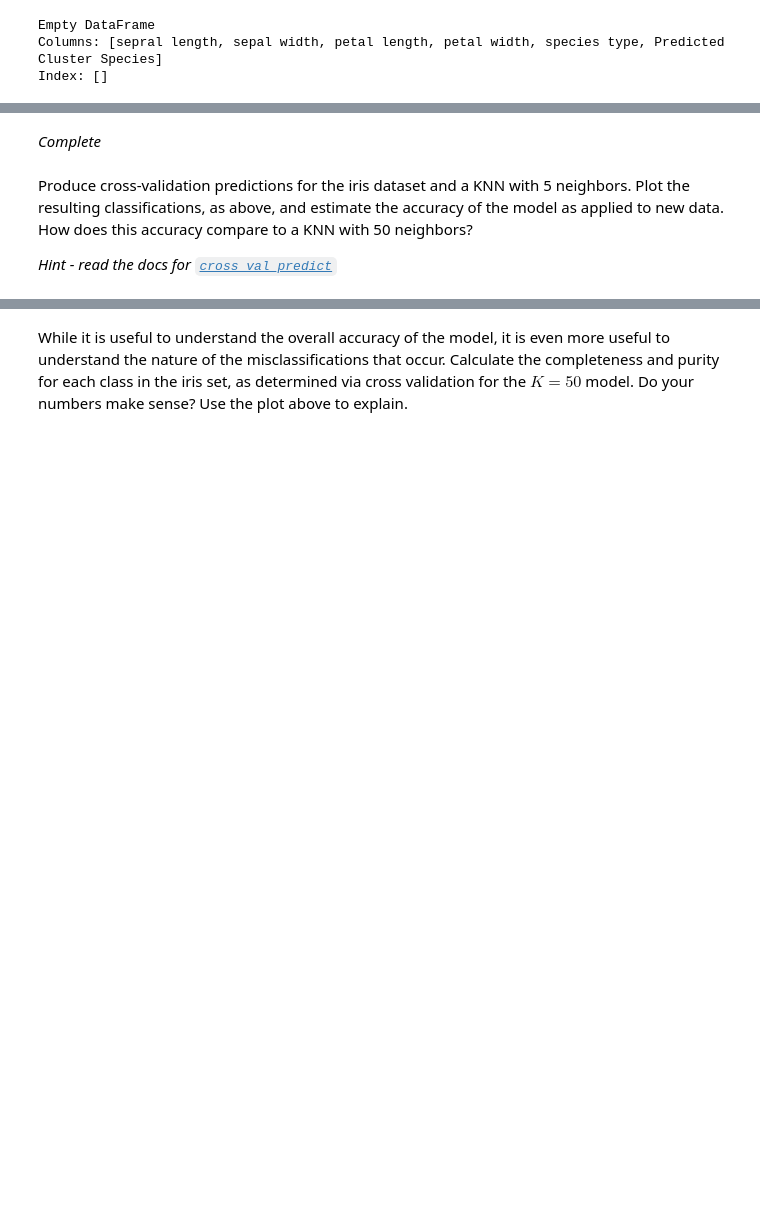
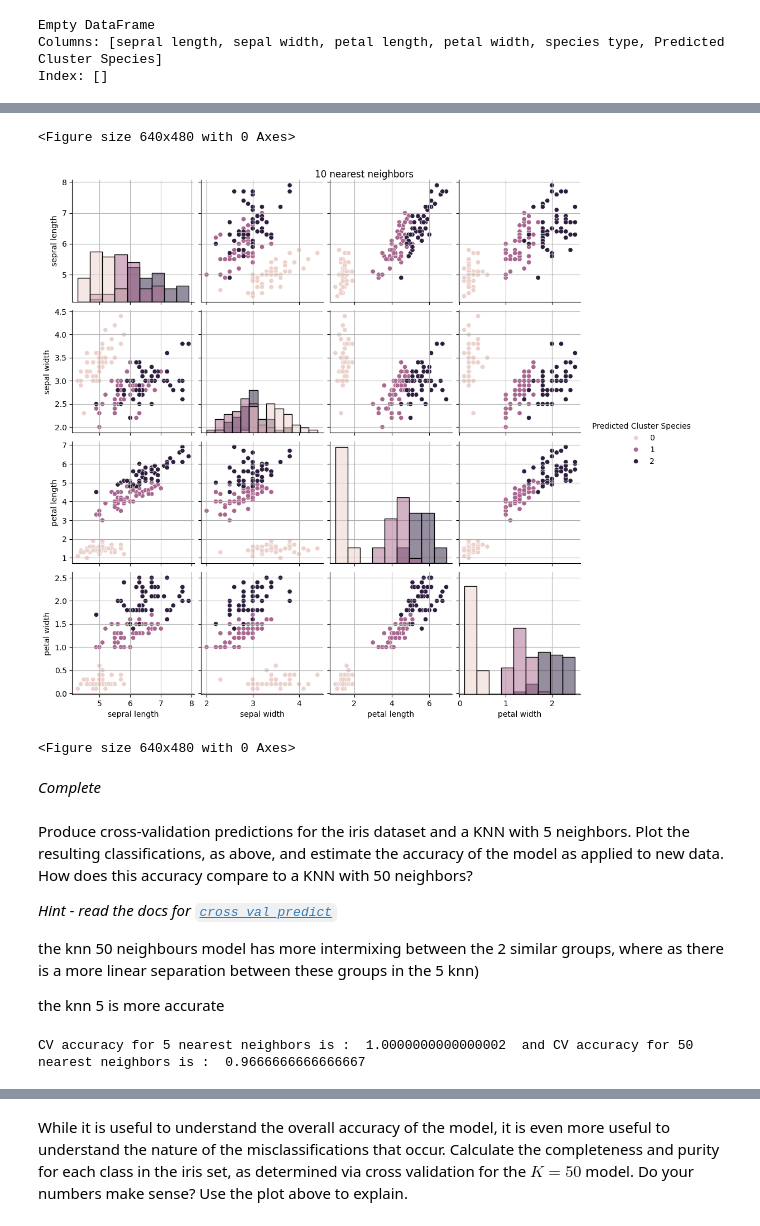
Before and after one commit to ASTR154/classification, a Jupyter notebook: classification.ipynb, the cells around one changed output, grey strips where cells are left out. Saved outputs shown, nothing was run; the diff lists cells and outputs as text; code cells hidden in the pictures; blank space fills up the shorter version.

```diff
--- a/classification.ipynb
+++ b/classification.ipynb
@@ -141,5 +143,7 @@ print(pred3_p[pred3_p['species type'] != pred3_p['Predicted Cluster Species']])
 Empty DataFrame
 Columns: [sepral length, sepal width, petal length, petal width, species type, Predicted Cluster Species]
 Index: []
+# %%
+pred10_p = pred10_p.drop(['species type'], axis =1)
 # %%
 from sklearn.neighbors import KNeighborsClassifier
@@ -163,7 +168,37 @@ plt.figure()
 <Figure size 640x480 with 0 Axes>
+# %%
+pred10_p = pred10_p.drop(['species type'], axis =1)
+# %%
+from sklearn.neighbors import KNeighborsClassifier
+
+
+n10 = KNeighborsClassifier(n_neighbors=10)
+n10.fit(pred10_p, true_vals)
+prediction10 = n10.predict(pred10_p)
+pred10_p_plot = pred10_p.copy()
+pred10_p_plot['Predicted Cluster Species'] = prediction10
+pred10_p_plot['Predicted Cluster Species'] = prediction10.astype(str)
+fig10 = sns.pairplot(pred10_p
+                    , hue = 'Predicted Cluster Species' ,diag_kind = "hist")
+for ax in fig10.axes.flatten():
+    if ax is not None:
+        ax.grid(True)
+plt.suptitle("10 nearest neighbors", y=1)
+plt.figure()
+# %% [output]
+<Figure size 640x480 with 0 Axes>
+[figure, added]
+<Figure size 640x480 with 0 Axes>
 # %% [markdown]
 *Complete*
 # %% [markdown]
 Produce cross-validation predictions for the iris dataset and a KNN with 5 neighbors. Plot the resulting classifications, as above, and estimate the accuracy of the model as applied to new data. How does this accuracy compare to a KNN with 50 neighbors?
 
 *Hint - read the docs for [`cross_val_predict`](http://scikit-learn.org/stable/modules/generated/sklearn.model_selection.cross_val_predict.html)*
+
+
+
+
+the knn 50 neighbours model has more intermixing between the 2 similar groups, where as there is a more linear separation between these groups in the 5 knn)
+
+the knn 5 is more accurate
@@ -179,0 +227,4 @@ Produce cross-validation predictions for the iris dataset and a KNN with 5 neigh
+# %%
+print("CV accuracy for 5 nearest neighbors is : ", acc5 , " and CV accuracy for 50 nearest neighbors is : ", acc50)
+# %% [output]
+CV accuracy for 5 nearest neighbors is :  1.0000000000000002  and CV accuracy for 50 nearest neighbors is :  0.9666666666666667
```
Also changed, not shown: parts of 8 cells of this notebook.
